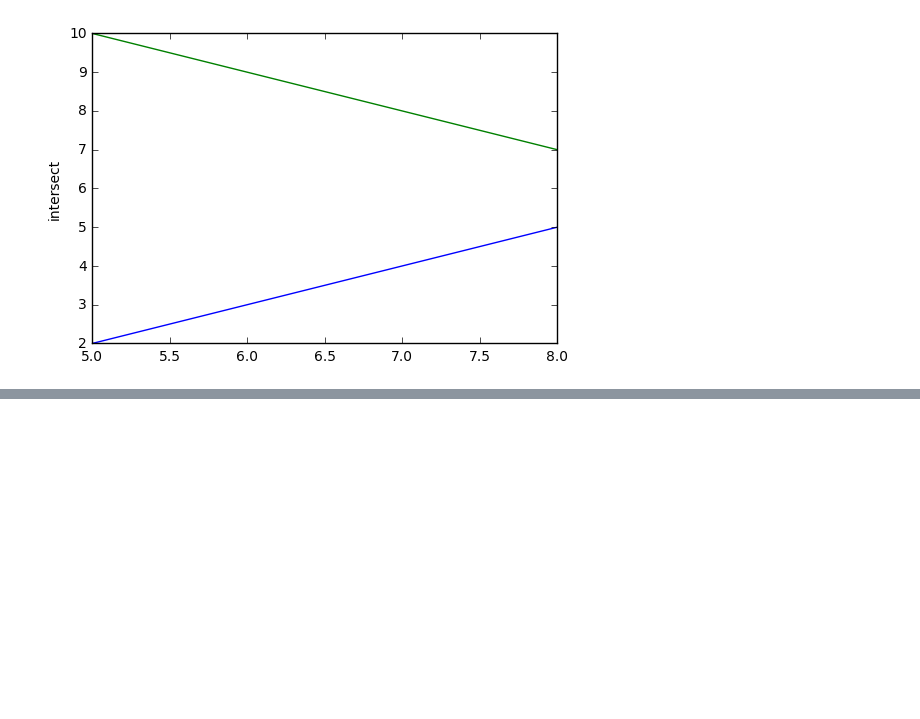
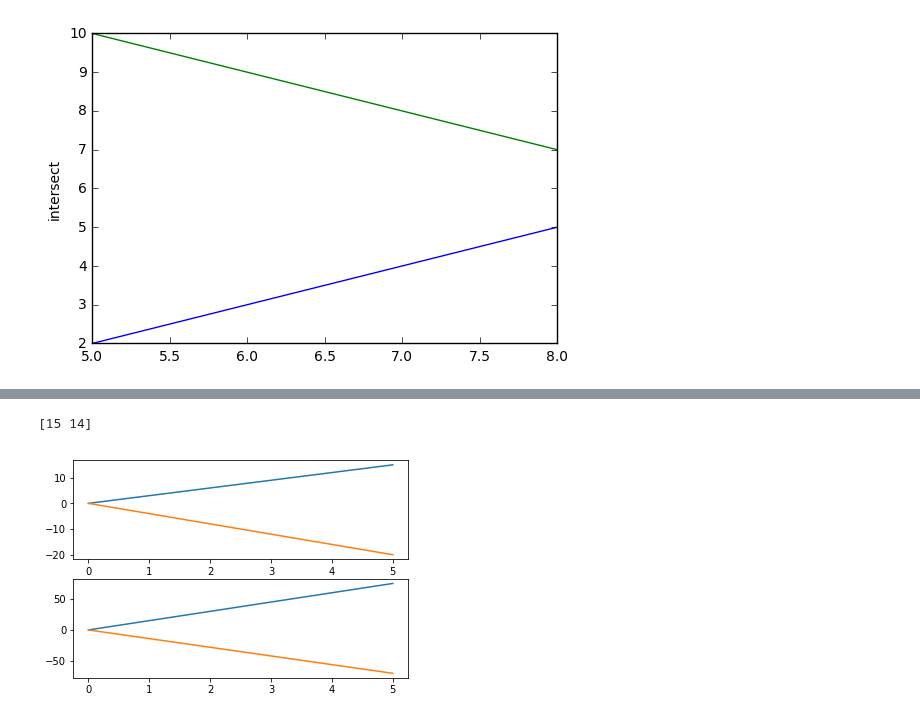
Before and after one commit to VictoriaBacelar/Aula6, a Jupyter notebook: Aula6_AnaVitoria.ipynb, the cells around one changed output, grey strips where cells are left out. Cells and saved outputs as stored; diff of their text form; code cells hidden in the pictures; blank space fills up the shorter version.

```diff
--- a/Aula6_AnaVitoria.ipynb
+++ b/Aula6_AnaVitoria.ipynb
@@ -36,3 +111,43 @@ pl.show()
+# %%
+import matplotlib.pyplot as plt
+import numpy as np
+import numpy.random as npr
+import math
+
+#representação em graficos separados
+
+def matriz(a,v):
+
+    r=np.matmul(a.data,v)
+    print(r)
+    return r
+
+
+a= np.matrix([[1,3], [-2,5]])
+v= np.array([3,4])
+
+y1=np.array(v[0]*x)
+y2=np.array(-v[1]*x)
+
+
+plt.figure(1)
+plt.subplot(211)
+plt.plot(x,y1)
+plt.plot(x,y2)
+
+r= matriz(a,v)
+
+x= np.arange(0,6,1)
+y1=np.array(r[0]*x)
+y2=np.array(-r[1]*x)
+
+plt.subplot(212)
+plt.plot(x,y1)
+plt.plot(x,y2)
+plt.show()
+# %% [output]
+[15 14]
+[figure, added]
 # %%
 import matplotlib.pyplot as plt
 import numpy as np
```
Also changed, not shown: parts of 4 cells of this notebook.
